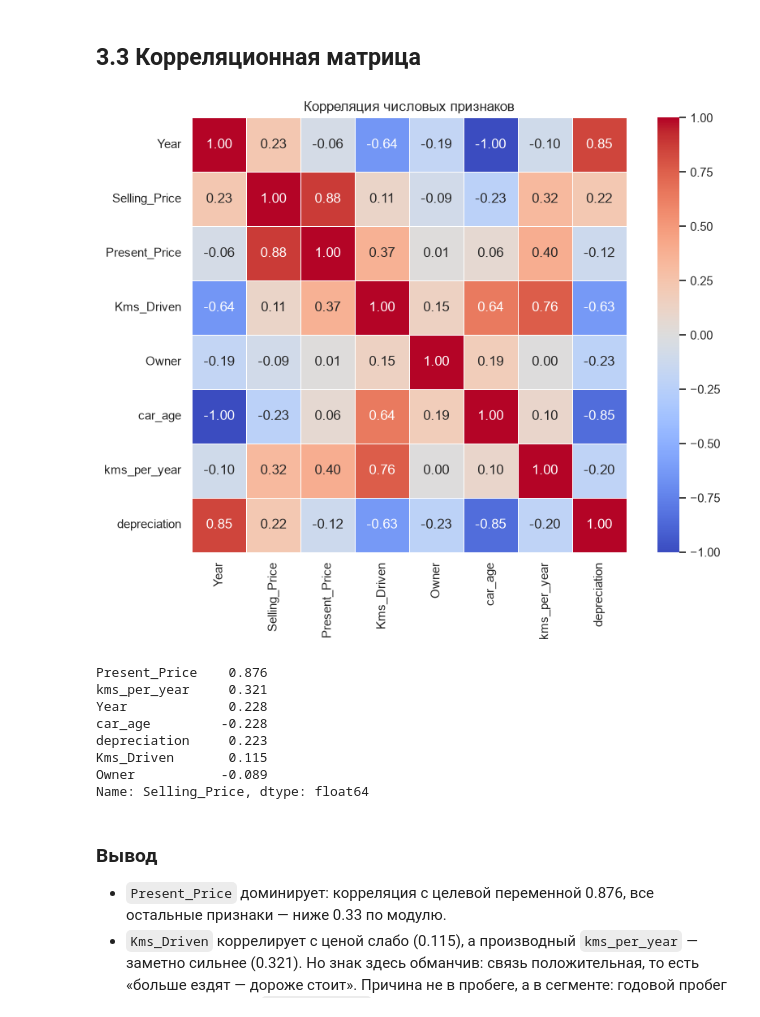
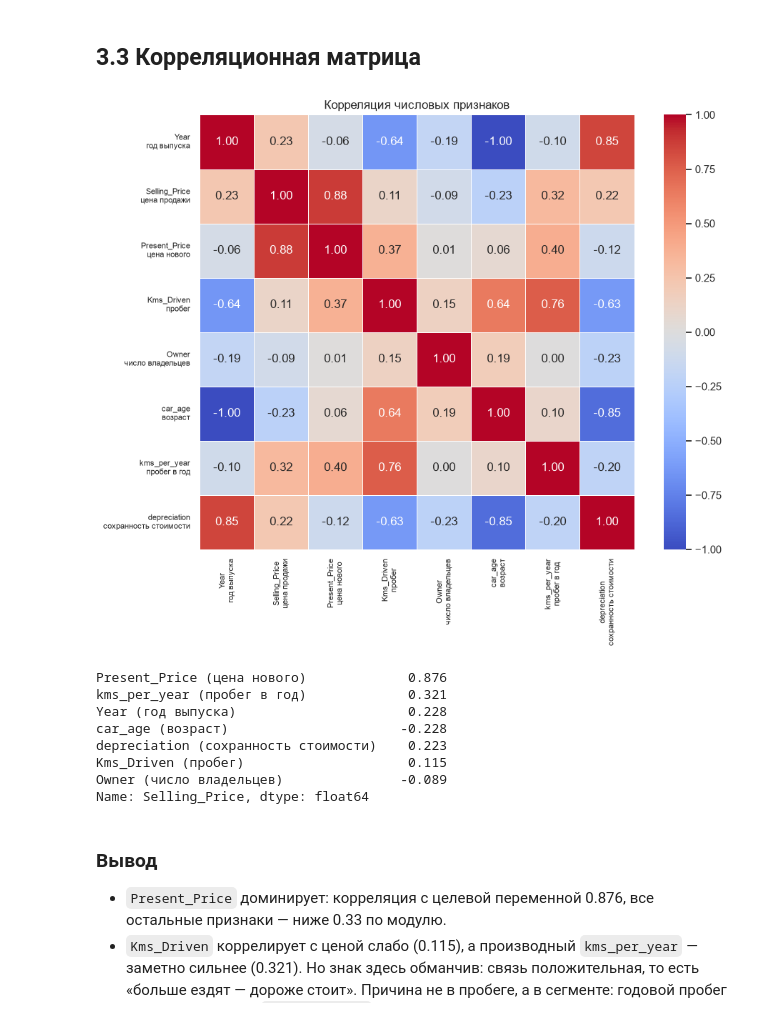
Before and after one commit to 0legzuz/iis_sasha, a Jupyter notebook: eda/eda.ipynb, the cells around one changed output. Cells and saved outputs as stored; diff of their text form; code cells hidden in the pictures.

Commit message:
add russian translations to plot labels and printed output

```diff
--- a/eda/eda.ipynb
+++ b/eda/eda.ipynb
@@ -79,8 +79,40 @@ numeric_features = ['Year', 'Present_Price', 'Kms_Driven']
 categorical_features = ['Car_Name', 'Fuel_Type', 'Seller_Type', 'Transmission', 'Owner']
 target = 'Selling_Price'
 
+# Русские названия признаков — используются в подписях графиков и таблиц
+FEATURE_RU = {
+    'Car_Name': 'модель',
+    'Year': 'год выпуска',
+    'Selling_Price': 'цена продажи',
+    'Present_Price': 'цена нового',
+    'Kms_Driven': 'пробег',
+    'Fuel_Type': 'тип топлива',
+    'Seller_Type': 'тип продавца',
+    'Transmission': 'коробка передач',
+    'Owner': 'число владельцев',
+    'vehicle_type': 'тип транспорта',
+    'car_age': 'возраст',
+    'kms_per_year': 'пробег в год',
+    'depreciation': 'сохранность стоимости',
+}
+
+
+def ru(col):
+    """Название признака с переводом: 'Kms_Driven (пробег)'."""
+    return f'{col} ({FEATURE_RU[col]})' if col in FEATURE_RU else col
+
+
+def ru_frame(obj, axis='index'):
+    """Копия таблицы с переведёнными названиями строк или столбцов."""
+    return obj.rename(**{axis: ru})
+
+
 print('Числовых признаков:', len(numeric_features))
 print('Категориальных признаков:', len(categorical_features))
+print()
+print('Расшифровка названий:')
+for col in numeric_features + categorical_features + [target]:
+    print(f'  {col:<14} — {FEATURE_RU[col]}')
 # %% [output]
 Числовых признаков: 3
 Категориальных признаков: 5
@@ -379,26 +427,33 @@ plt.show()
 # %% [markdown]
 ## 3.3 Корреляционная матрица
 # %%
-plt.figure(figsize=(9, 7))
+plt.figure(figsize=(10, 8))
 corr = df.corr(numeric_only=True)
+
+# подписи осей в две строки: английское имя, под ним перевод
+labels = [f'{c}\n{FEATURE_RU[c]}' for c in corr.columns]
+
 sns.heatmap(corr, annot=True, fmt='.2f', cmap='coolwarm', center=0,
-            square=True, linewidths=.5)
+            square=True, linewidths=.5,
+            xticklabels=labels, yticklabels=labels)
+plt.xticks(fontsize=8)
+plt.yticks(fontsize=8, rotation=0)
 plt.title('Корреляция числовых признаков')
 plt.tight_layout()
 plt.savefig('correlation.png', dpi=120)
 plt.show()
 # %% [output]
-[figure, old version]
+[figure, new version]
 # %%
-corr[target].drop(target).sort_values(key=abs, ascending=False).round(3)
+ru_frame(corr[target].drop(target).sort_values(key=abs, ascending=False).round(3))
 # %% [output]
-Present_Price    0.876
-kms_per_year     0.321
-Year             0.228
-car_age         -0.228
-depreciation     0.223
-Kms_Driven       0.115
-Owner           -0.089
+Present_Price (цена нового)             0.876
+kms_per_year (пробег в год)             0.321
+Year (год выпуска)                      0.228
+car_age (возраст)                      -0.228
+depreciation (сохранность стоимости)    0.223
+Kms_Driven (пробег)                     0.115
+Owner (число владельцев)               -0.089
 Name: Selling_Price, dtype: float64
 # %% [markdown]
 ### Вывод
```
Also changed, not shown: parts of 11 cells of this notebook, 7 other files.
